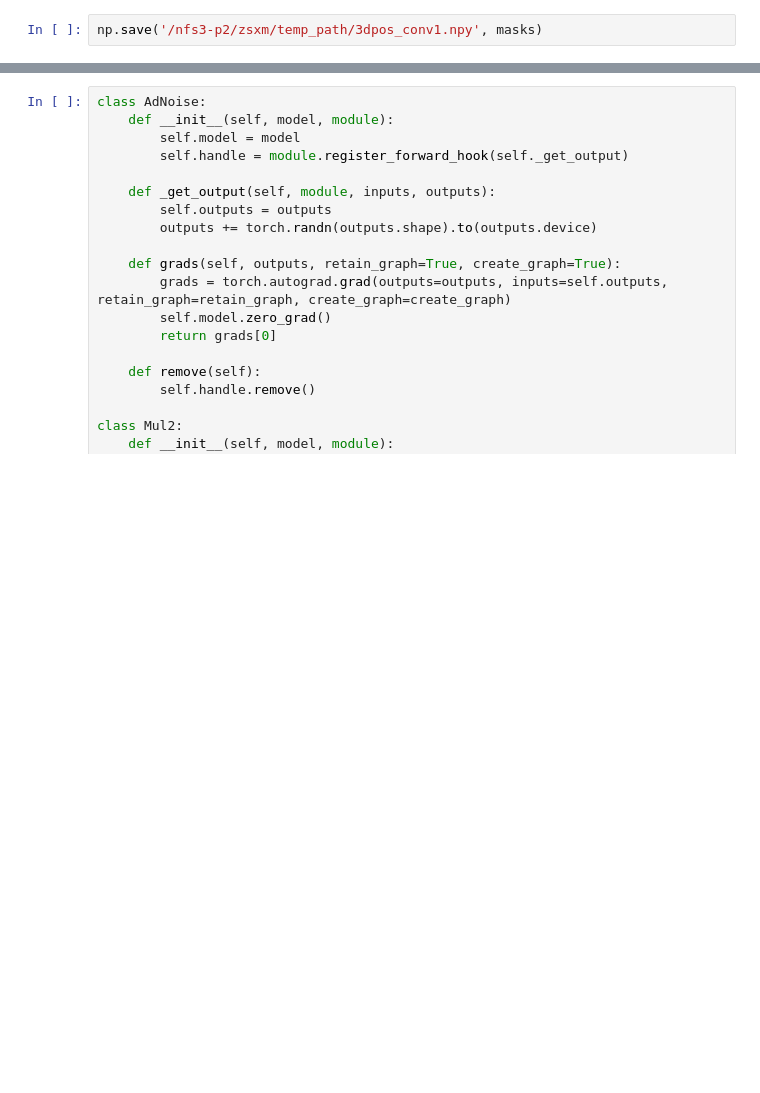
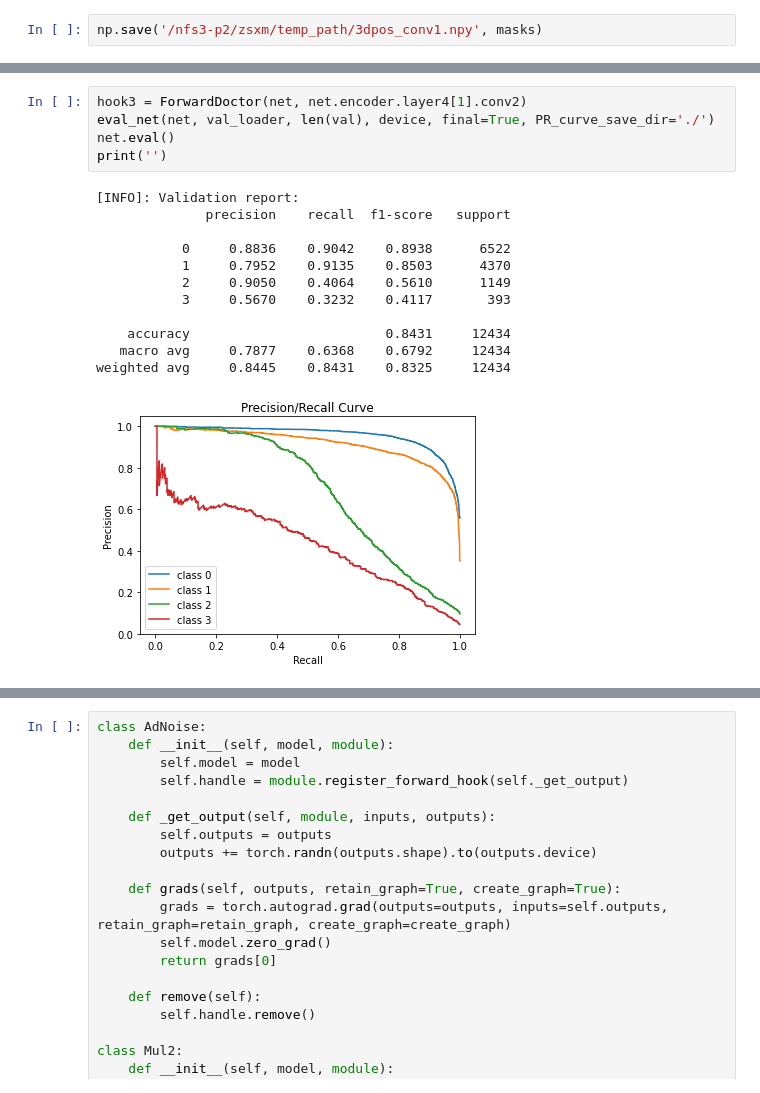
Before and after one commit to zsxm1998/AorticDissection, a Jupyter notebook: model_doctor.ipynb, the cells around one changed output, grey strips where cells are left out. Saved outputs shown, nothing was run; the diff lists cells and outputs as text; blank space fills up the shorter version.

```diff
--- a/model_doctor.ipynb
+++ b/model_doctor.ipynb
@@ -194,0 +232,18 @@ print(x, y, z)
+# %%
+hook3 = ForwardDoctor(net, net.encoder.layer4[1].conv2)
+eval_net(net, val_loader, len(val), device, final=True, PR_curve_save_dir='./')
+net.eval()
+print('')
+# %% [output]
+[INFO]: Validation report:
+              precision    recall  f1-score   support
+
+           0     0.8836    0.9042    0.8938      6522
+           1     0.7952    0.9135    0.8503      4370
+           2     0.9050    0.4064    0.5610      1149
+           3     0.5670    0.3232    0.4117       393
+
+    accuracy                         0.8431     12434
+   macro avg     0.7877    0.6368    0.6792     12434
+weighted avg     0.8445    0.8431    0.8325     12434
+[figure, added]
```
Also changed, not shown: parts of 33 cells of this notebook.
